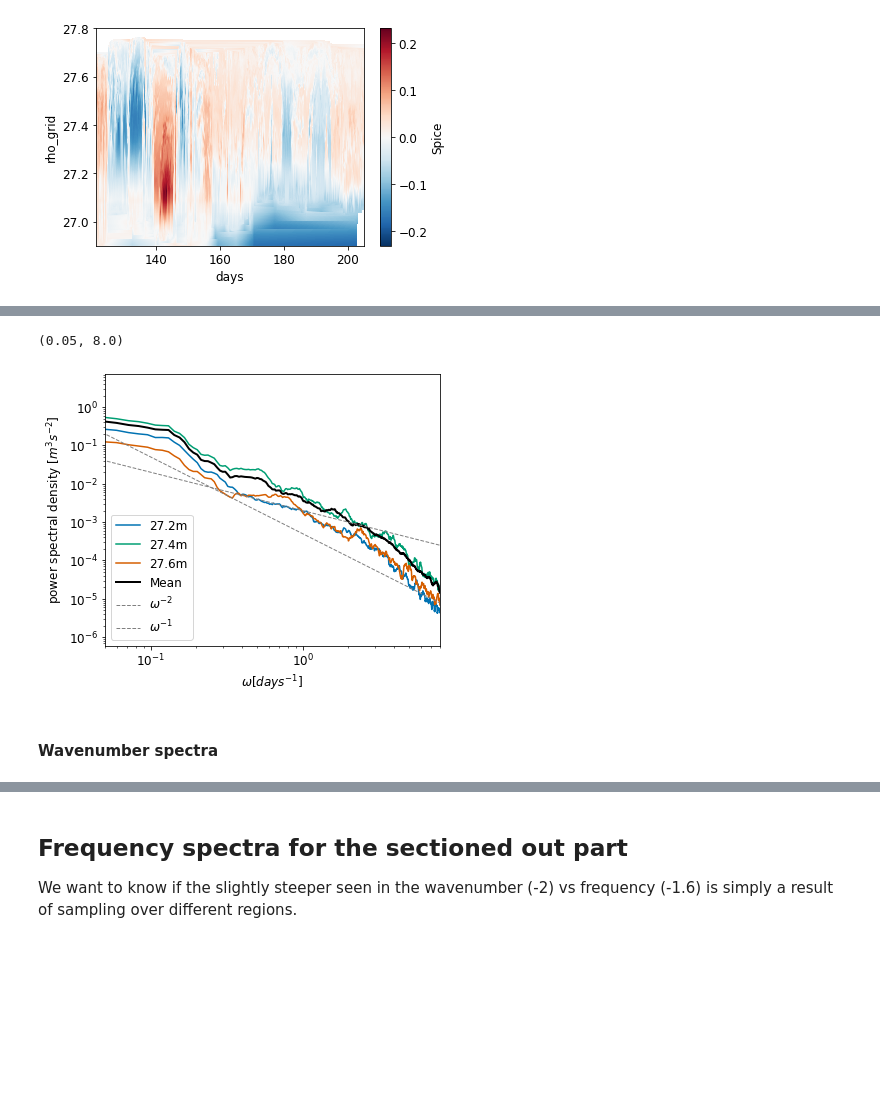
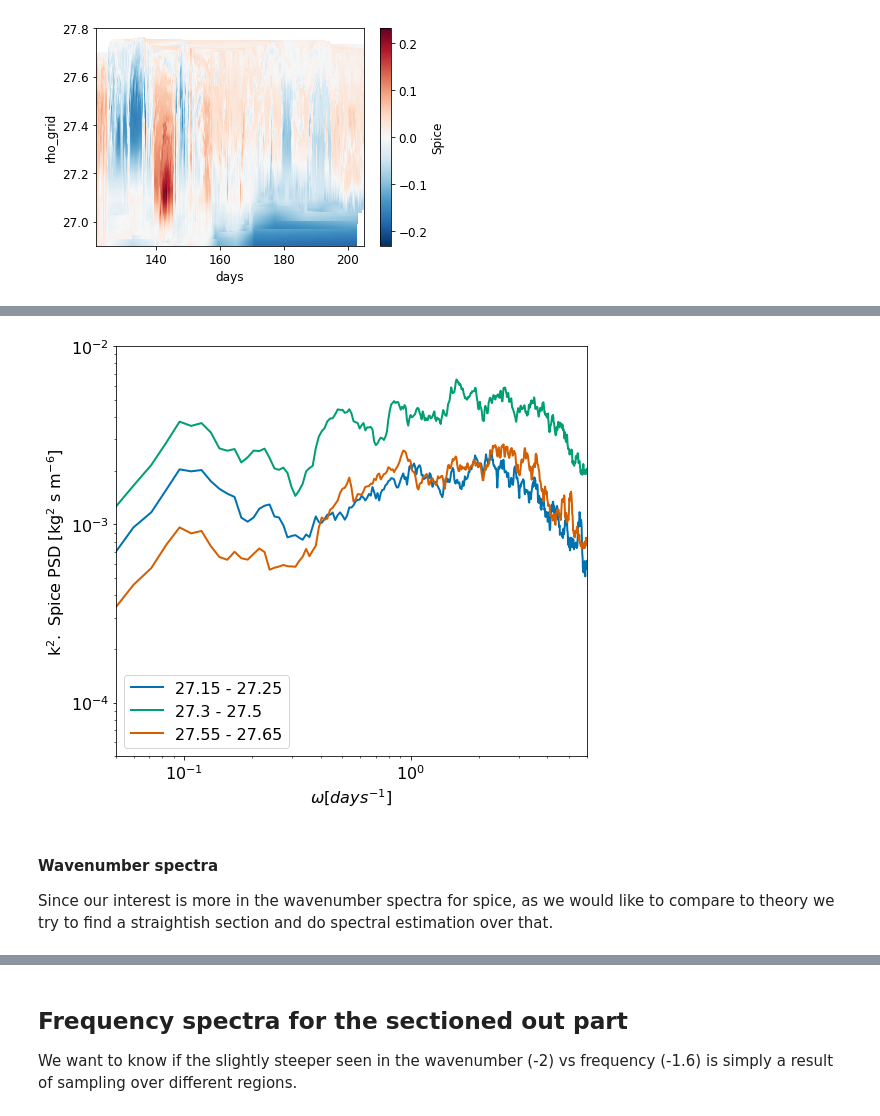
Before and after one commit to dhruvbalwada/sogos, a Jupyter notebook: notebooks/notebooks_variability_paper/along_isopycnal_spice_spectral_analysis_v2.ipynb, the cells around one changed output, grey strips where cells are left out. Drawn from its saved outputs; the diff is of its cells as text; code cells hidden in the pictures; blank space fills up the shorter version.

```diff
--- a/notebooks/notebooks_variability_paper/along_isopycnal_spice_spectral_analysis_v2.ipynb
+++ b/notebooks/notebooks_variability_paper/along_isopycnal_spice_spectral_analysis_v2.ipynb
@@ -18,3 +18,0 @@ import matplotlib.pyplot as plt
-# %%
-plt.style.use('seaborn-colorblind')
-plt.rcParams['font.size'] = 12
@@ -119,7 +123,7 @@ ds_660_time.Spice.plot()
 import spectrum
 # %%
 def mtm_psd(ds, var):
-    NW=10 # fix this based on testing done prior
+    NW=7 # fix this based on testing done prior
     da = ds[var] - ds[var].mean('days') # remove a time mean
 
     n=0 # counter to make sure that xarray is initialized when first calc is done
@@ -242,36 +239,47 @@ plt.tight_layout()
 # %%
-plt.figure(figsize=(6,5))
+plt.figure(figsize=(8, 7))
 
-for i in [27.2, 27.4, 27.6]:
-        ds_mean_freq.Spice.sel(rho_grid=i ,method='nearest').plot(label=str(i)+'m')
+#for i in [27.2, 27.4, 27.6]:
+#        ds_mean_freq.Spice.sel(rho_grid=i ,method='nearest').plot(label=str(i)+'m')
+freq = ds_660_freq.freq
 
-ds_mean_freq.Spice.sel(rho_grid=slice(27.3,27.6)).mean('rho_grid').plot(linewidth=2, color='k', label='Mean')
+(freq**2*ds_mean_freq.Spice).sel(rho_grid=slice(27.15, 27.25)).mean('rho_grid').plot(linewidth=2,label='27.15 - 27.25')
+(freq**2*ds_mean_freq.Spice).sel(rho_grid=slice(27.3, 27.5)).mean('rho_grid').plot(linewidth=2,label='27.3 - 27.5')
+(freq**2*ds_mean_freq.Spice).sel(rho_grid=slice(27.55, 27.65)).mean('rho_grid').plot(linewidth=2,label='27.55 - 27.65')
+
+
+#ds_mean_freq.Spice.sel(rho_grid=slice(27.3,27.6)).mean('rho_grid').plot(linewidth=2, color='k', label='Mean')
 # Some lines
-freq = ds_660_freq.freq
-plt.plot(freq, 5e-4*freq**-2, label='$\omega^{-2}$', linestyle='--', color='gray', linewidth=1)
-plt.plot(freq, 2e-3*freq**-1, label='$\omega^{-1}$', linestyle='--', color='gray', linewidth=1)
+
+#plt.plot(freq, 5e-4*freq**-2, label='$\omega^{-2}$', linestyle='--', color='gray', linewidth=1)
+#plt.plot(freq, 2e-3*freq**-1, label='$\omega^{-1}$', linestyle='--', color='gray', linewidth=1)
 #plt.plot(freq, 8e-6*freq**-4, label='$k^{-4}$', linestyle='-.', color='gray', linewidth=1)
 #plt.loglog(fneg, p[np.where(f < 0)])
 #plt.loglog(fpos, p[np.where(f >= 0)])
 
 #plt.vlines([24/12], 1e-12, 1e-6, linestyles='--', linewidth=1, label='12 hour')
 #plt.vlines([24/15, 24/12, 24/24], 1e-6, 1e5, linestyles='--', linewidth=1)
 plt.yscale('log')
 plt.xscale('log')
 
 plt.legend(loc='lower left')
 
 plt.xlabel(r'$\omega [days^{-1}]$')
-plt.ylabel('power spectral density $[m^3 s^{-2}]$')
+plt.ylabel('k$^2 . $ Spice PSD [kg$^2$ s m$^{-6}$]')
 #plt.title('Absolute Salinity Variance')
 
-#plt.ylim([1e-12, 1e-6])
-plt.xlim([1/20, 24/3])
+plt.ylim([5e-5, 1e-2])
+plt.xlim([1/20, 24/4])
+
+plt.tight_layout()
+
+plt.savefig('figures/figure_iso_spec_freq_panel3.pdf')
 # %% [output]
-(0.05, 8.0)
-[figure, old version]
+[figure, new version]
-# %% [markdown]
-#### Wavenumber spectra
+# %% [markdown]
+#### Wavenumber spectra
+
+Since our interest is more in the wavenumber spectra for spice, as we would like to compare to theory we try to find a straightish section and do spectral estimation over that.
 # %%
 # select straight section
 ds_660_scX = ds_660_rho.sel(dives=slice(225, 337))#.sel(ctd_pressure=500, method='nearest')
```
Also changed, not shown: parts of 44 cells of this notebook, 3 other files.
